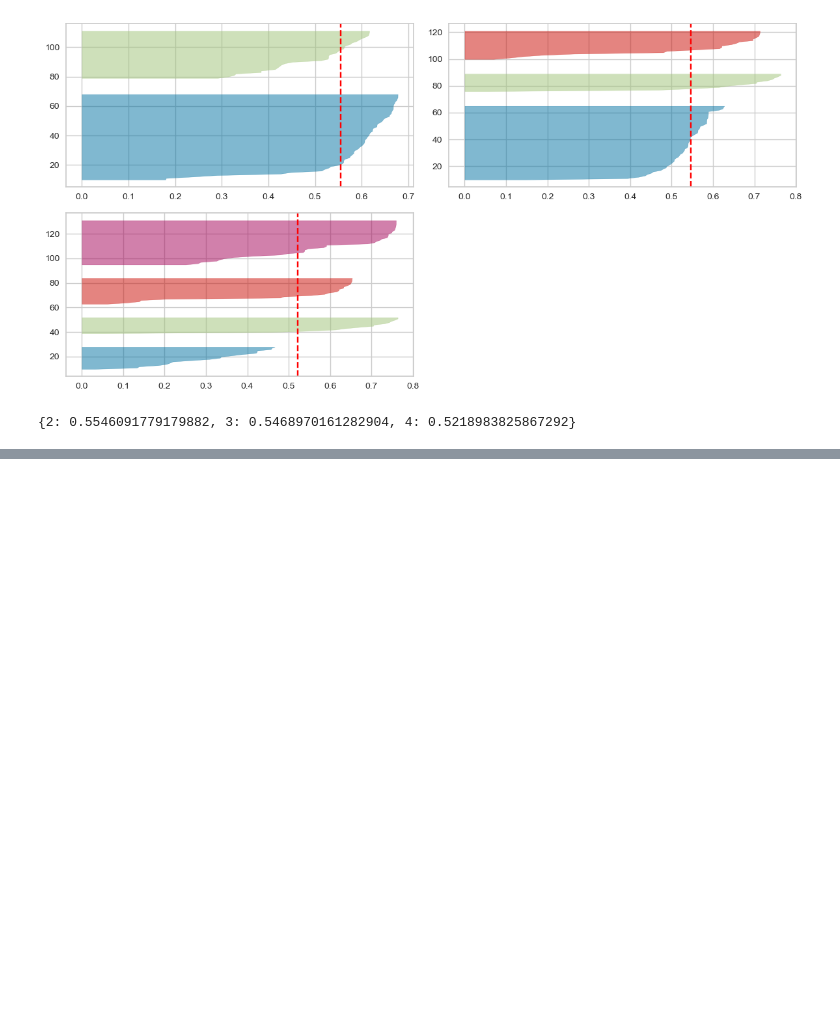
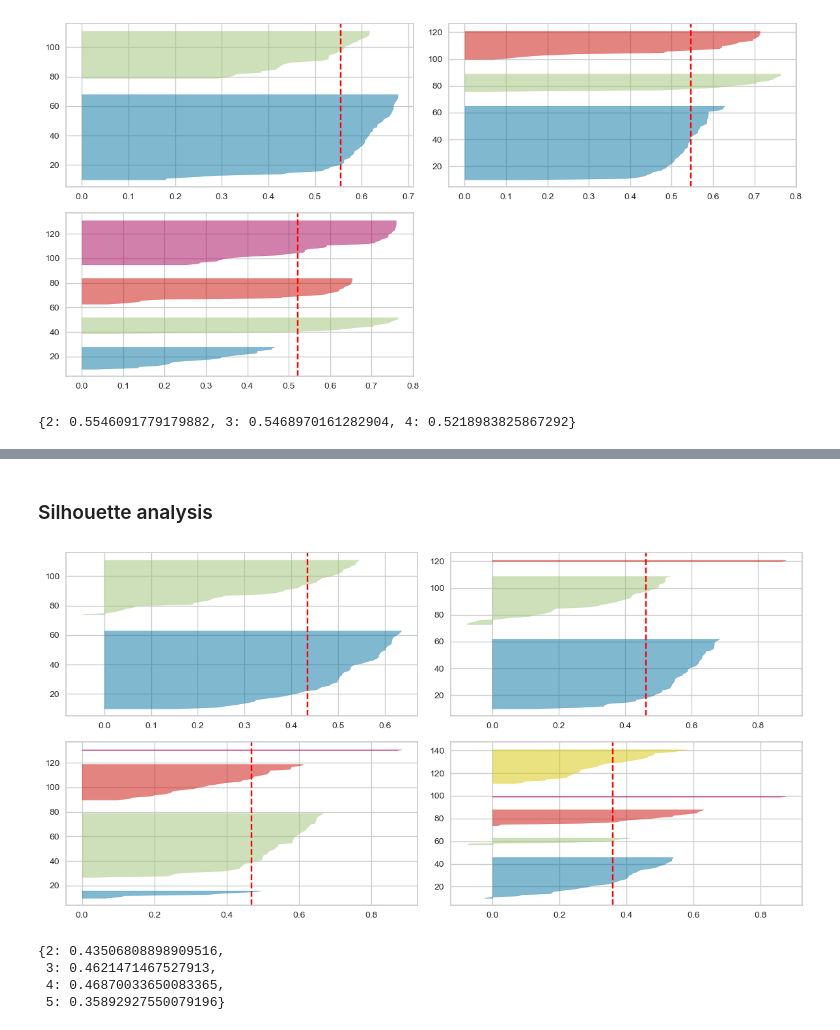
Before and after one commit to brianna-mitri/vehicle-sales-analysis, a Jupyter notebook: analysis/rfm.ipynb, the cells around one changed output, grey strips where cells are left out. Saved outputs shown, nothing was run; the diff lists cells and outputs as text; code cells hidden in the pictures; blank space fills up the shorter version.

```diff
--- a/analysis/rfm.ipynb
+++ b/analysis/rfm.ipynb
@@ -817,0 +839,13 @@ Best k value = 2 (ch_score score = 121.021)
+# %%
+# fit pca model with 2 components
+pca2 = PCA(n_components=2)
+pca2_rfm = pca2.fit_transform(scaled_rfm_df)
+
+# create df
+pca2_rfm_df = pd.DataFrame(
+    pca2_rfm,
+    columns=['PC1', 'PC2'],
+    index=scaled_rfm_df.index
+)
+
+pca2_rfm_df.head()
@@ -817,0 +867,10 @@ Best k value = 2 (ch_score score = 121.021)
+# %% [markdown]
+### Silhouette analysis
+# %%
+plot_silhouettes([2,3,4,5], pca2_rfm_df)
+# %% [output]
+[figure, added]
+{2: 0.43506808898909516,
+ 3: 0.4621471467527913,
+ 4: 0.46870033650083365,
+ 5: 0.35892927550079196}
```
Also changed, not shown: parts of 11 cells of this notebook.
